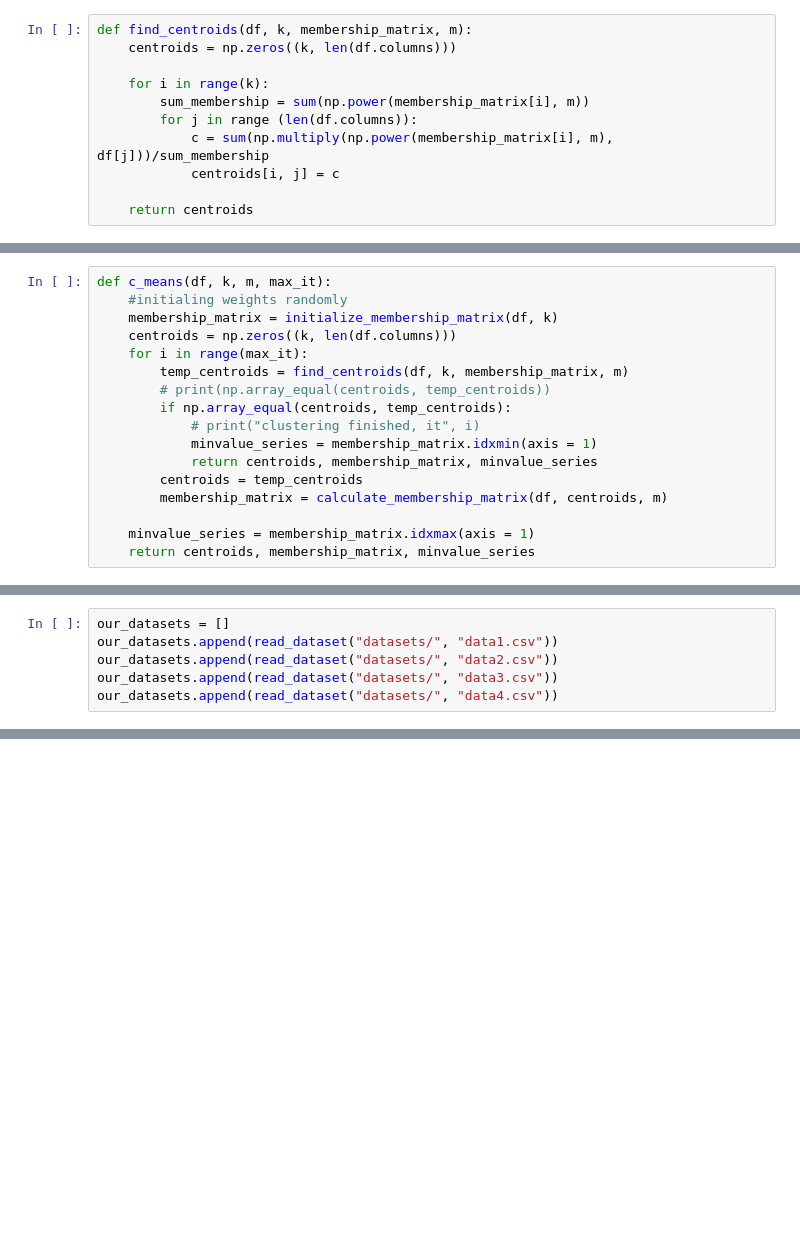
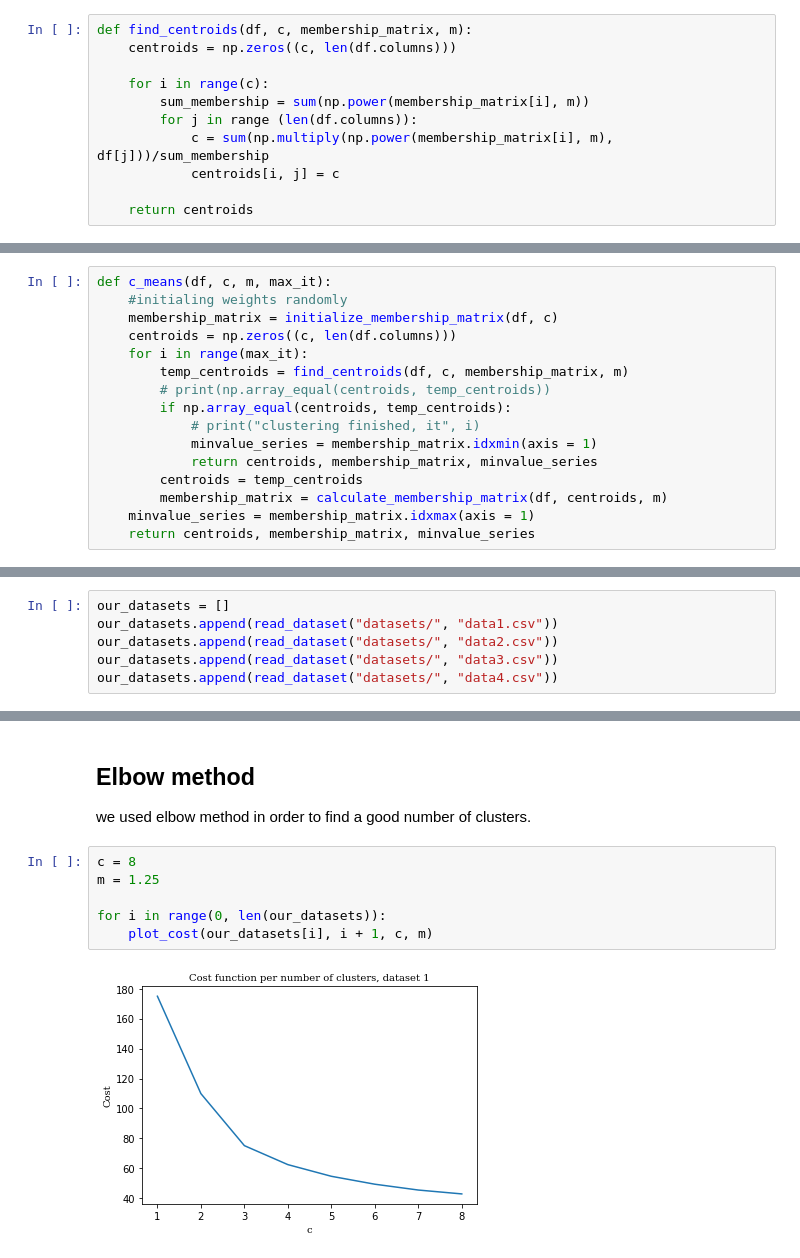
Before and after one commit to Hosein-Beheshti/CI-Fuzzy-C-means, a Jupyter notebook: FCM.ipynb, the cells around one changed output, grey strips where cells are left out. Drawn from its saved outputs; the diff is of its cells as text; blank space fills up the shorter version.

```diff
--- a/FCM.ipynb
+++ b/FCM.ipynb
@@ -13,10 +16,10 @@ def initialize_membership_matrix(df, k):
     df_membership_matrix = pd.DataFrame(membership_matrix)
     return df_membership_matrix
 # %%
-def find_centroids(df, k, membership_matrix, m):
-    centroids = np.zeros((k, len(df.columns)))
+def find_centroids(df, c, membership_matrix, m):
+    centroids = np.zeros((c, len(df.columns)))
 
-    for i in range(k):
+    for i in range(c):
         sum_membership = sum(np.power(membership_matrix[i], m))
         for j in range (len(df.columns)):
             c = sum(np.multiply(np.power(membership_matrix[i], m), df[j]))/sum_membership
@@ -45,10 +52,10 @@ def calculate_membership_matrix(df, centroids, m):
 # %%
-def c_means(df, k, m, max_it):
+def c_means(df, c, m, max_it):
     #initialing weights randomly
-    membership_matrix = initialize_membership_matrix(df, k)
-    centroids = np.zeros((k, len(df.columns)))
+    membership_matrix = initialize_membership_matrix(df, c)
+    centroids = np.zeros((c, len(df.columns)))
     for i in range(max_it):
-        temp_centroids = find_centroids(df, k, membership_matrix, m)
+        temp_centroids = find_centroids(df, c, membership_matrix, m)
         # print(np.array_equal(centroids, temp_centroids))
         if np.array_equal(centroids, temp_centroids):
             # print("clustering finished, it", i)
@@ -56,6 +63,5 @@ def c_means(df, k, m, max_it):
             return centroids, membership_matrix, minvalue_series
         centroids = temp_centroids
         membership_matrix = calculate_membership_matrix(df, centroids, m)
-
     minvalue_series = membership_matrix.idxmax(axis = 1)
     return centroids, membership_matrix, minvalue_series
@@ -115,0 +118,11 @@ plot_cost(our_datasets[0], k, m)
+# %% [markdown]
+## Elbow method
+we used elbow method in order to find a good number of clusters.
+# %%
+c = 8
+m = 1.25
+
+for i in range(0, len(our_datasets)):
+    plot_cost(our_datasets[i], i + 1, c, m)
+# %% [output]
+[figure, added]
```
Also changed, not shown: parts of 15 cells of this notebook.
